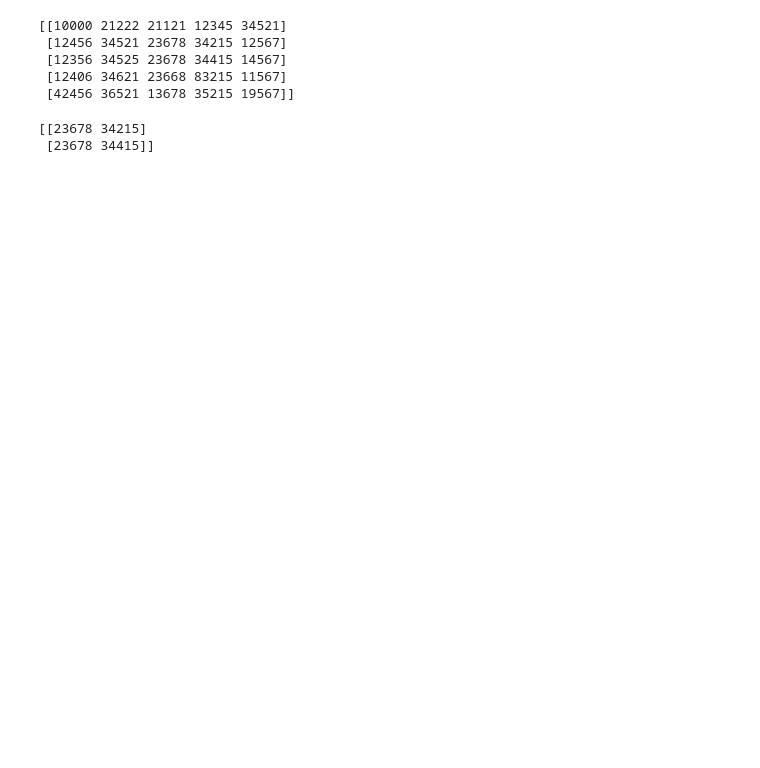
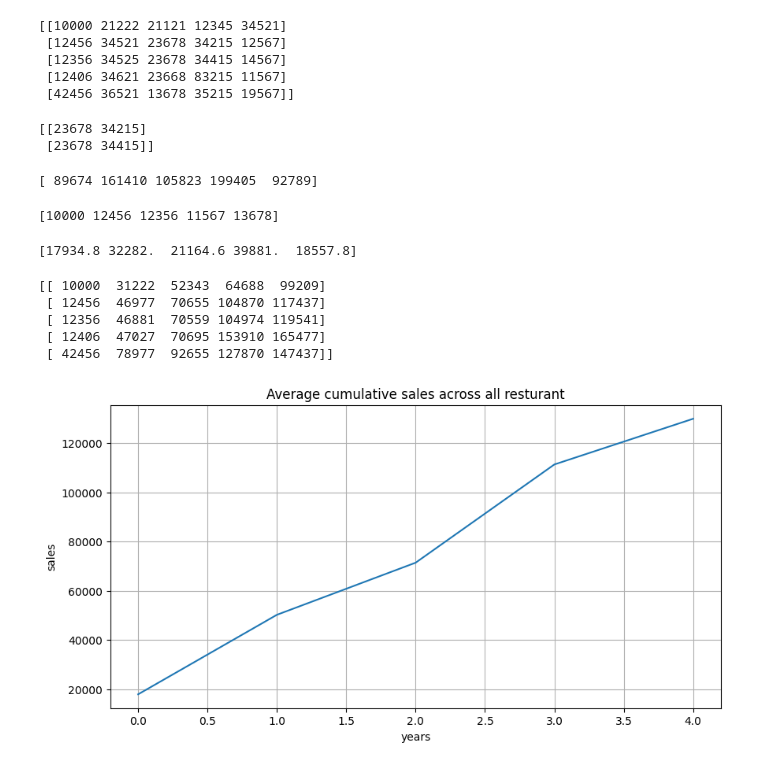
Before and after one commit to digvijay-sharma123/Pandas, a Jupyter notebook: Numpy.ipynb, the cells around one changed output. Cells and saved outputs as stored; diff of their text form; code cells hidden in the pictures; blank space fills up the shorter version.

```diff
--- a/Numpy.ipynb
+++ b/Numpy.ipynb
@@ -276,3 +278,37 @@ print(sales_data[1:3,2:4]) # Select rows 1 & 2 and select columns 2 & 3.
 # %% [output]
 [[23678 34215]
  [23678 34415]]
+# %%
+print(np.sum(sales_data,axis=0))
+# %% [output]
+[ 89674 161410 105823 199405  92789]
+# %%
+min_sales = np.min(sales_data,axis=1)
+print(min_sales)
+# %% [output]
+[10000 12456 12356 11567 13678]
+# %%
+avg_sales = np.mean(sales_data,axis=0)
+print(avg_sales)
+# %% [output]
+[17934.8 32282.  21164.6 39881.  18557.8]
+# %%
+cumsum = np.cumsum(sales_data,axis=1)
+print(cumsum)
+# %% [output]
+[[ 10000  31222  52343  64688  99209]
+ [ 12456  46977  70655 104870 117437]
+ [ 12356  46881  70559 104974 119541]
+ [ 12406  47027  70695 153910 165477]
+ [ 42456  78977  92655 127870 147437]]
+# %%
+import matplotlib.pyplot as plt
+plt.figure(figsize=(10, 5)) # Now you can call figure() from pyplot
+plt.plot(np.mean(cumsum,axis=0))
+plt.title("Average cumulative sales across all resturant")
+plt.xlabel("years")
+plt.ylabel("sales")
+plt.grid(True)
+plt.show()
+# %% [output]
+[figure, added]
```
Also changed, not shown: parts of 11 cells of this notebook.
